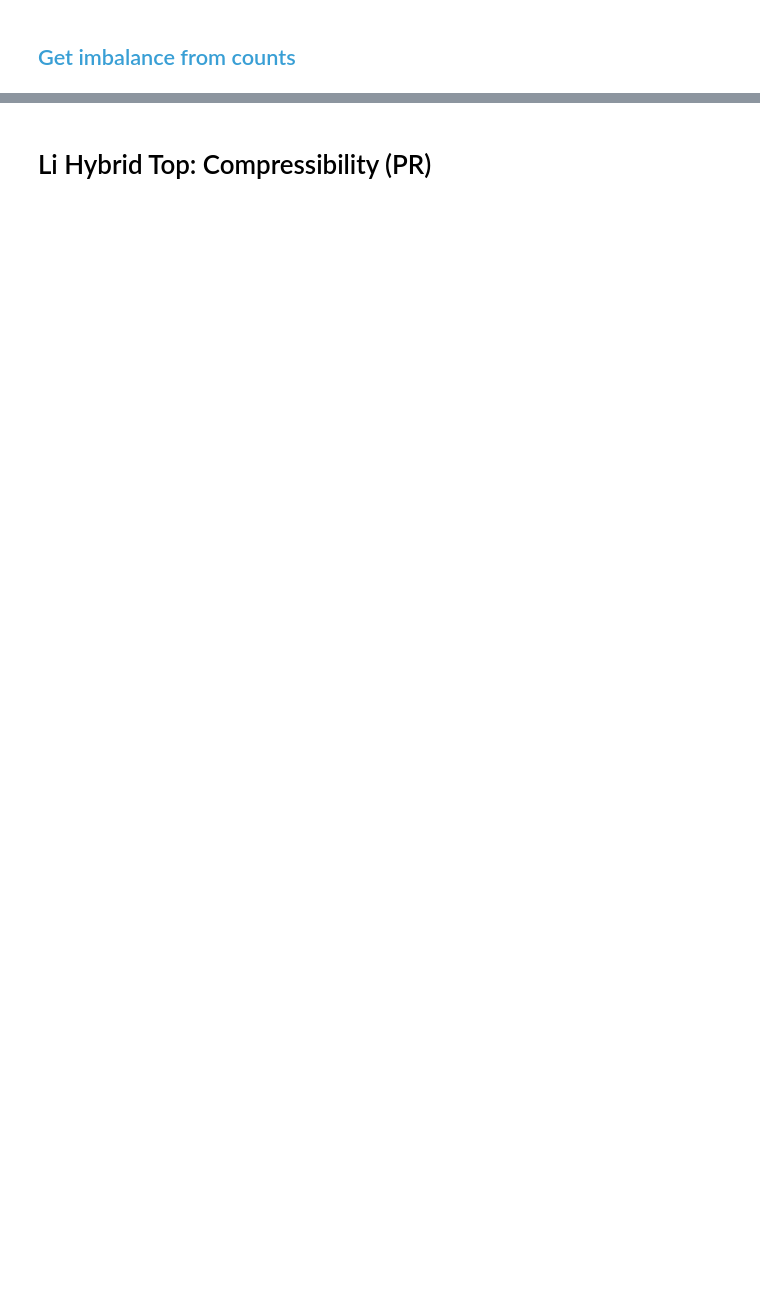
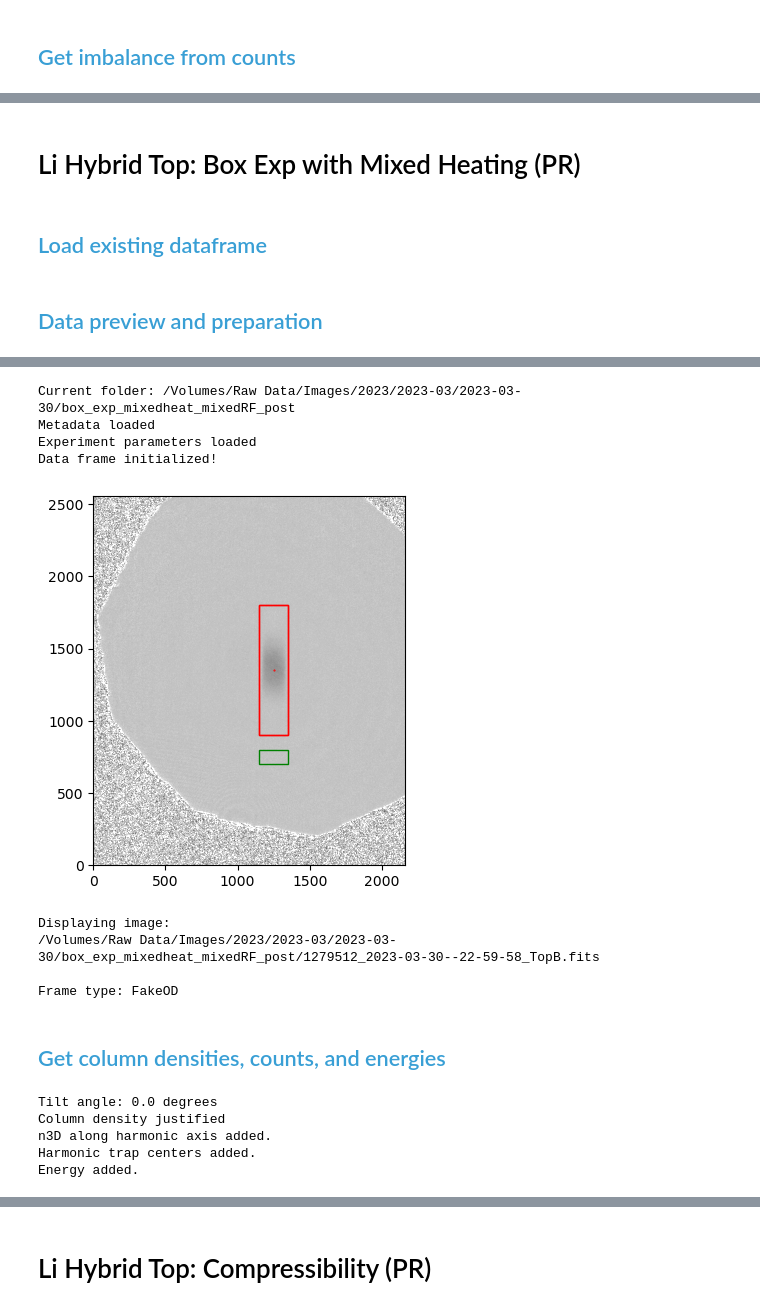
Before and after one commit to huanium/huanium, a Jupyter notebook: MIT_PhD/BEC1/Analysis/BEC1 Calculator.ipynb, the cells around one changed output, grey strips where cells are left out. Saved outputs shown, nothing was run; the diff lists cells and outputs as text; code cells hidden in the pictures; blank space fills up the shorter version.

```diff
--- a/MIT_PhD/BEC1/Analysis/BEC1 Calculator.ipynb
+++ b/MIT_PhD/BEC1/Analysis/BEC1 Calculator.ipynb
@@ -143,10 +143,12 @@ def get_run_params_for_data_frame(folder_path, metadata_dict = dict(), params =
             name = str(f.split(folder_path)[1]).replace('\\',"")
             run_id = name.split('_')[0]
             run_id = "".join(ch for ch in run_id if ch.isalnum() )
-            # get params for this run_id
-            params_for_run_id = metadata_dict[run_id]
-            for k in params_for_folder.keys():
-                params_for_folder[k].append(params_for_run_id[k])
+
+            if run_id in metadata_dict.keys():
+                # get params for this run_id
+                params_for_run_id = metadata_dict[run_id]
+                for k in params_for_folder.keys():
+                    params_for_folder[k].append(params_for_run_id[k])
 
     return params_for_folder
 
@@ -2526,0 +2023,4 @@ Results and images saved!
+# %% [markdown]
+# Li Hybrid Top: Box Exp with Mixed Heating (PR)
+# %% [markdown]
+## <font color=#399FD5>Load existing dataframe</font>
@@ -2526,0 +2039,23 @@ Results and images saved!
+# %% [markdown]
+## <font color=#399FD5>Data preview and preparation</font>
+# %%
+# initializes data frame and load metadata & exp params:
+data_frame_Box_Exp_mixedheat, metadata_dict_Box_Exp_mixedheat, experiment_parameters_dict_Box_Exp_mixedheat = init_dataframe_metadata_and_exp_params(['RF12_Time', 'HeatCycles'])
+
+# ROI Box
+ROI_Box_Exp_mixedheat = [1150, 1350, 900, 1800] # y max
+# Norm box
+norm_box_Box_Exp_mixedheat = [1150, 1350, 700, 800] # y max
+# display image:
+frame_type_Box_Exp_mixedheat = 'FakeOD'
+current_file_fullpath_Box_Exp_mixedheat = data_frame_Box_Exp_mixedheat['fullpaths'][1]
+fig, ax = display_image(current_file_fullpath_Box_Exp_mixedheat,
+                        ROI_Box_Exp_mixedheat,
+                        norm_box_Box_Exp_mixedheat,
+                        frame_type_Box_Exp_mixedheat)
+#################################################
+print('Displaying image: ')
+print(current_file_fullpath_Box_Exp_mixedheat)
+print('')
+print('Frame type: ' + frame_type_Box_Exp_mixedheat)
+# %% [output]
@@ -2526,0 +2065,11 @@ Results and images saved!
+Current folder: /Volumes/Raw Data/Images/2023/2023-03/2023-03-30/box_exp_mixedheat_mixedRF_post
+Metadata loaded
+Experiment parameters loaded
+Data frame initialized!
+[figure, added]
+Displaying image:
+/Volumes/Raw Data/Images/2023/2023-03/2023-03-30/box_exp_mixedheat_mixedRF_post/1279512_2023-03-30--22-59-58_TopB.fits
+
+Frame type: FakeOD
+# %% [markdown]
+## <font color=#399FD5>Get column densities, counts, and energies</font>
@@ -2526,0 +2085,19 @@ Results and images saved!
+# %%
+# get counts
+data_frame_Box_Exp_mixedheat = add_counts_from_PR_column_densities_to_dataframe(data_frame_Box_Exp_mixedheat,
+                                                                             experiment_parameters_dict_Box_Exp_mixedheat)
+# tilt, add n3d along harmonic axis, find trap center and add boundary of cloud to get Energy
+data_frame_Box_Exp_mixedheat = add_justified_column_density_to_dataframe(data_frame_Box_Exp_mixedheat,
+                                                                         experiment_parameters_dict_Box_Exp_mixedheat)
+data_frame_Box_Exp_mixedheat = add_n3d_along_harmonic_axis_to_dataframe(data_frame_Box_Exp_mixedheat,
+                                                                     experiment_parameters_dict_Box_Exp_mixedheat)
+data_frame_Box_Exp_mixedheat = add_hybrid_harmonic_trap_centers_to_dataframe(data_frame_Box_Exp_mixedheat)
+# add energies (from expansion into harmonic axial trap)
+data_frame_Box_Exp_mixedheat = add_energy_from_hybrid_expansion_to_dataframe(data_frame_Box_Exp_mixedheat,
+                                                                          experiment_parameters_dict_Box_Exp_mixedheat)
+# %% [output]
+Tilt angle: 0.0 degrees
+Column density justified
+n3D along harmonic axis added.
+Harmonic trap centers added.
+Energy added.
```
Also changed, not shown: parts of 142 cells of this notebook, 21 other files.
